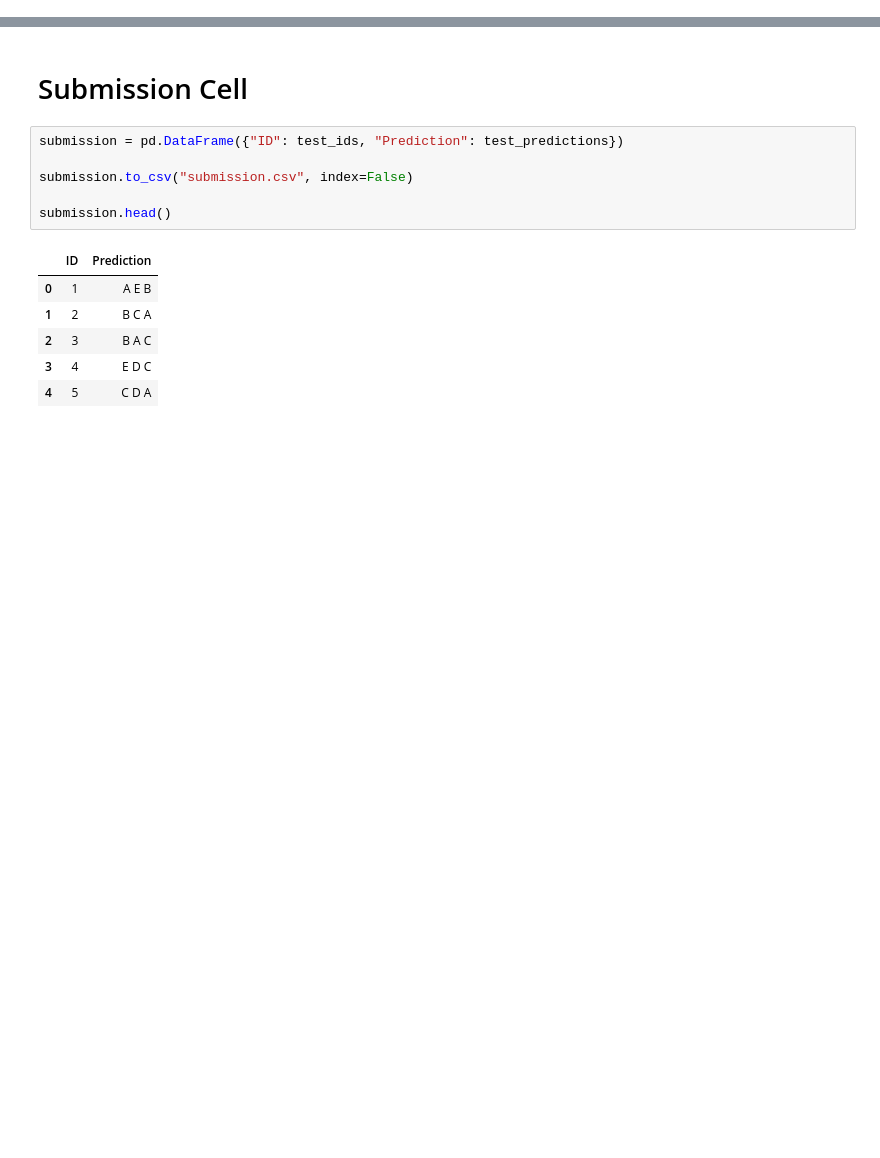
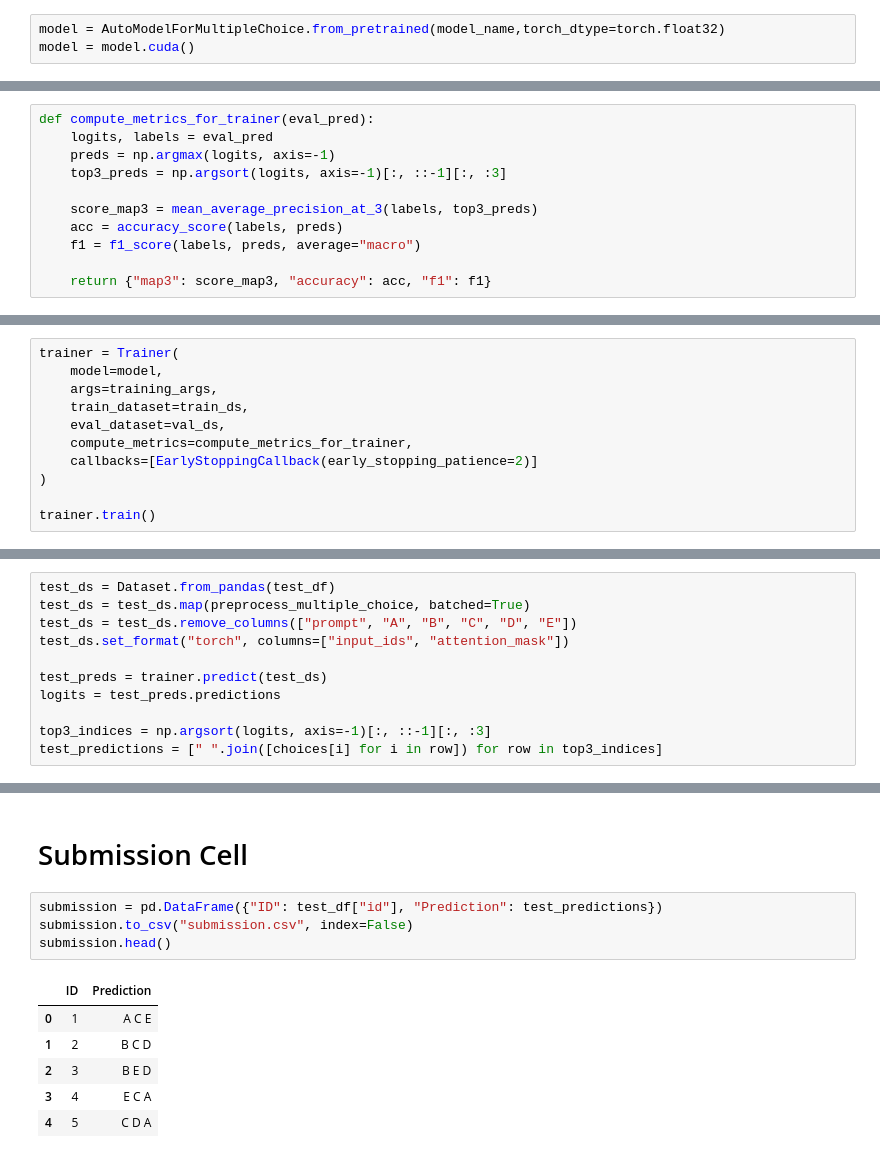
Before and after one commit to pranay-aggarwal/Smart-MCQ-Solver, a Jupyter notebook: kaggle_notebook.ipynb, the cells around one changed output, grey strips where cells are left out. Cells and saved outputs as stored; diff of their text form; blank space fills up the shorter version.

```diff
--- a/kaggle_notebook.ipynb
+++ b/kaggle_notebook.ipynb
@@ -387,0 +233,3 @@ def train_model(model, train_loader, val_loader, config, checkpoint_path):
+# %%
+model = AutoModelForMultipleChoice.from_pretrained(model_name,torch_dtype=torch.float32)
+model = model.cuda()
@@ -388 +258,12 @@ def train_model(model, train_loader, val_loader, config, checkpoint_path):
+# %%
+def compute_metrics_for_trainer(eval_pred):
+    logits, labels = eval_pred
+    preds = np.argmax(logits, axis=-1)
+    top3_preds = np.argsort(logits, axis=-1)[:, ::-1][:, :3]
+
+    score_map3 = mean_average_precision_at_3(labels, top3_preds)
+    acc = accuracy_score(labels, preds)
+    f1 = f1_score(labels, preds, average="macro")
+
+    return {"map3": score_map3, "accuracy": acc, "f1": f1}
 # %% [markdown]
@@ -444,0 +294,11 @@ wandb: Find logs at: ./wandb/run-20260730_220621-hb1r0su1/logs
+# %%
+trainer = Trainer(
+    model=model,
+    args=training_args,
+    train_dataset=train_ds,
+    eval_dataset=val_ds,
+    compute_metrics=compute_metrics_for_trainer,
+    callbacks=[EarlyStoppingCallback(early_stopping_patience=2)]
+)
+
+trainer.train()
@@ -478,0 +323,11 @@ test_ids, test_predictions = predict_top3(best_model_m1, test_loader, idx_to_lab
+# %%
+test_ds = Dataset.from_pandas(test_df)
+test_ds = test_ds.map(preprocess_multiple_choice, batched=True)
+test_ds = test_ds.remove_columns(["prompt", "A", "B", "C", "D", "E"])
+test_ds.set_format("torch", columns=["input_ids", "attention_mask"])
+
+test_preds = trainer.predict(test_ds)
+logits = test_preds.predictions
+
+top3_indices = np.argsort(logits, axis=-1)[:, ::-1][:, :3]
+test_predictions = [" ".join([choices[i] for i in row]) for row in top3_indices]
@@ -479,15 +336,13 @@ test_ids, test_predictions = predict_top3(best_model_m1, test_loader, idx_to_lab
 # %% [markdown]
 # Submission Cell
 # %%
-submission = pd.DataFrame({"ID": test_ids, "Prediction": test_predictions})
-
+submission = pd.DataFrame({"ID": test_df["id"], "Prediction": test_predictions})
 submission.to_csv("submission.csv", index=False)
-
 submission.head()
 # %% [output]
 |  | ID | Prediction |
-| 0 | 1 | A E B |
-| 1 | 2 | B C A |
-| 2 | 3 | B A C |
-| 3 | 4 | E D C |
+| 0 | 1 | A C E |
+| 1 | 2 | B C D |
+| 2 | 3 | B E D |
+| 3 | 4 | E C A |
 | 4 | 5 | C D A |
```
Also changed, not shown: parts of 31 cells of this notebook.
